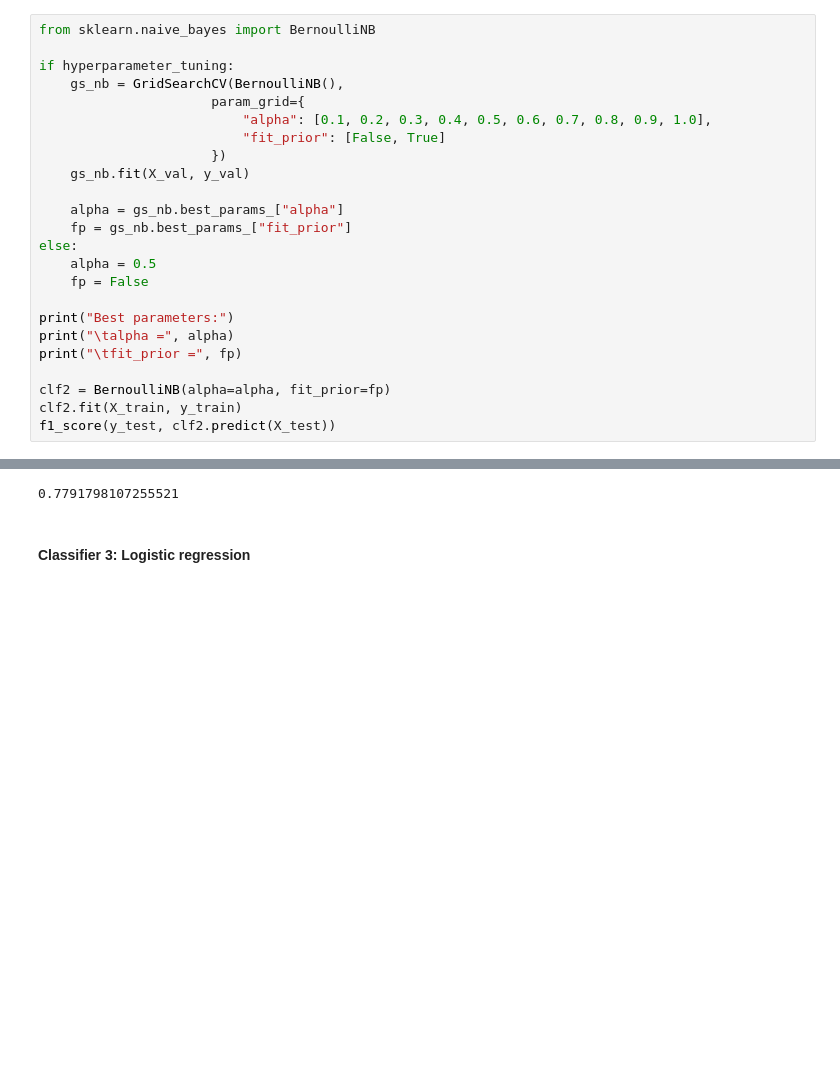
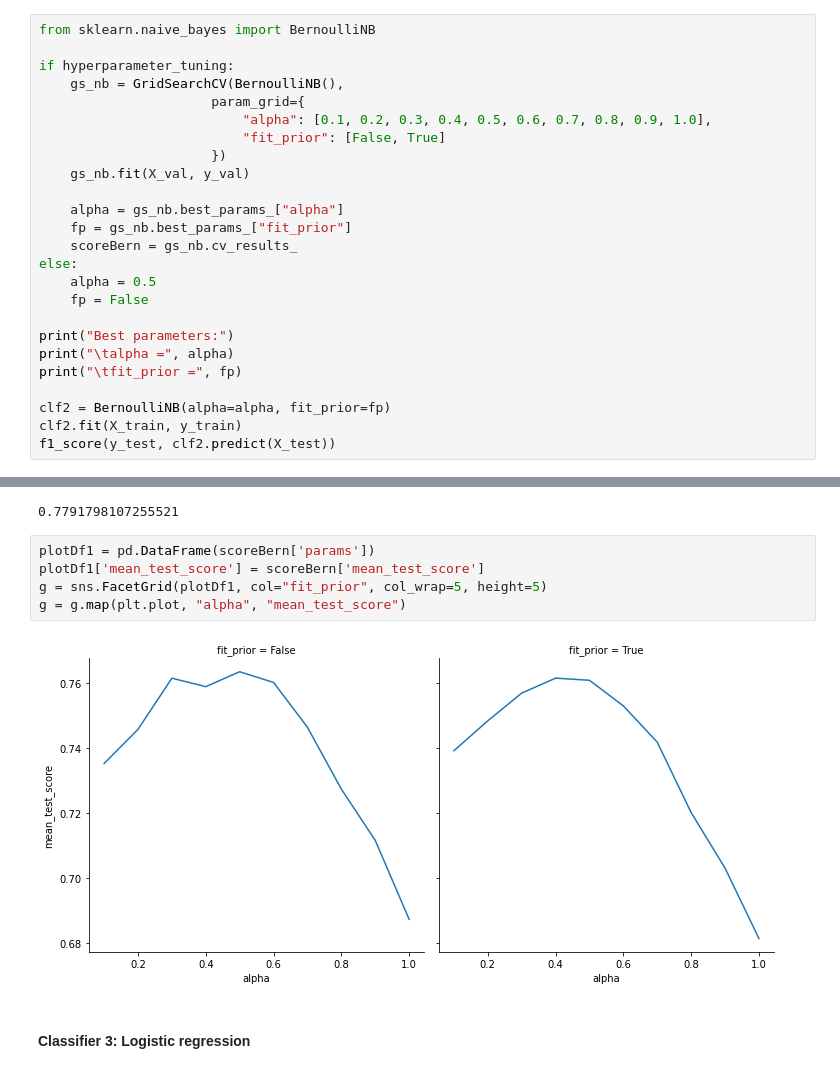
Before and after one commit to XaviJunior/SBB, a Jupyter notebook: project_2/Code/Team_SBB_project_2_Disaster_tweets.ipynb, the cells around one changed output, grey strips where cells are left out. Saved outputs shown, nothing was run; the diff lists cells and outputs as text; blank space fills up the shorter version.

```diff
--- a/project_2/Code/Team_SBB_project_2_Disaster_tweets.ipynb
+++ b/project_2/Code/Team_SBB_project_2_Disaster_tweets.ipynb
@@ -302,6 +325,7 @@ if hyperparameter_tuning:
 
     alpha = gs_nb.best_params_["alpha"]
     fp = gs_nb.best_params_["fit_prior"]
+    scoreBern = gs_nb.cv_results_
 else:
     alpha = 0.5
     fp = False
@@ -318,6 +342,13 @@ Best parameters:
         alpha = 0.5
         fit_prior = False
 0.7791798107255521
+# %%
+plotDf1 = pd.DataFrame(scoreBern['params'])
+plotDf1['mean_test_score'] = scoreBern['mean_test_score']
+g = sns.FacetGrid(plotDf1, col="fit_prior", col_wrap=5, height=5)
+g = g.map(plt.plot, "alpha", "mean_test_score")
+# %% [output]
+[figure, added]
 # %% [markdown]
 #### Classifier 3: Logistic regression
 # %%
```
Also changed, not shown: parts of 12 cells of this notebook.
